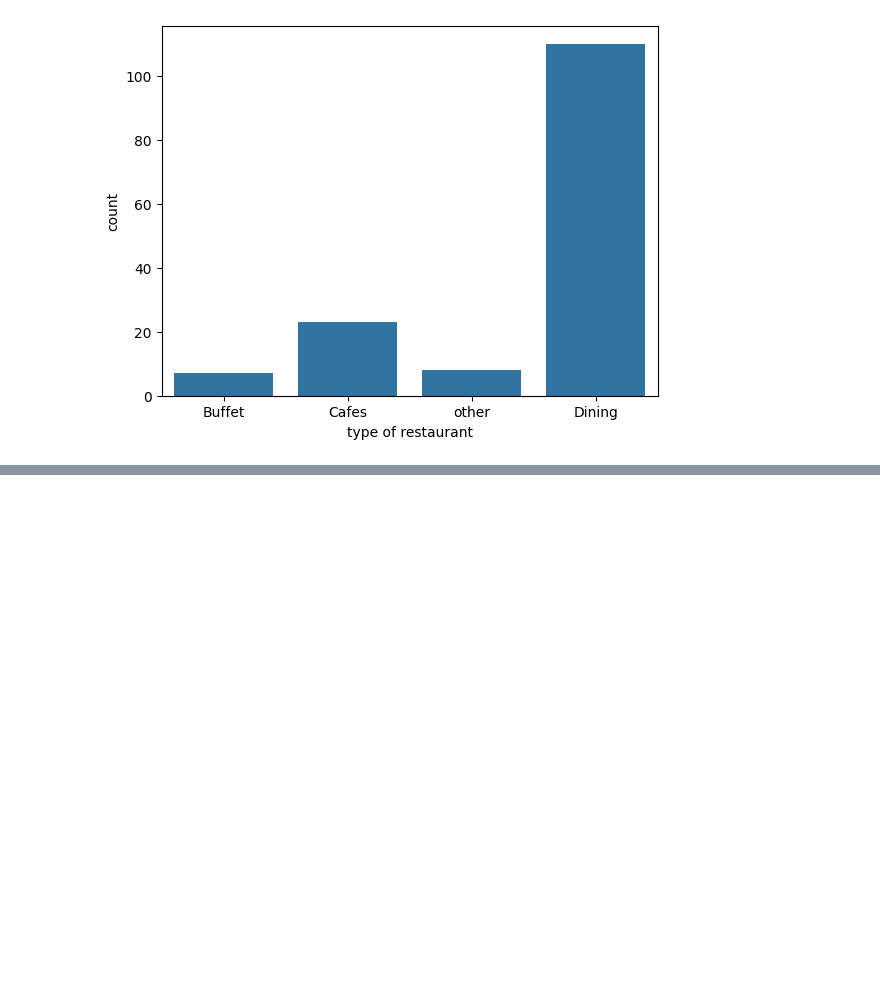
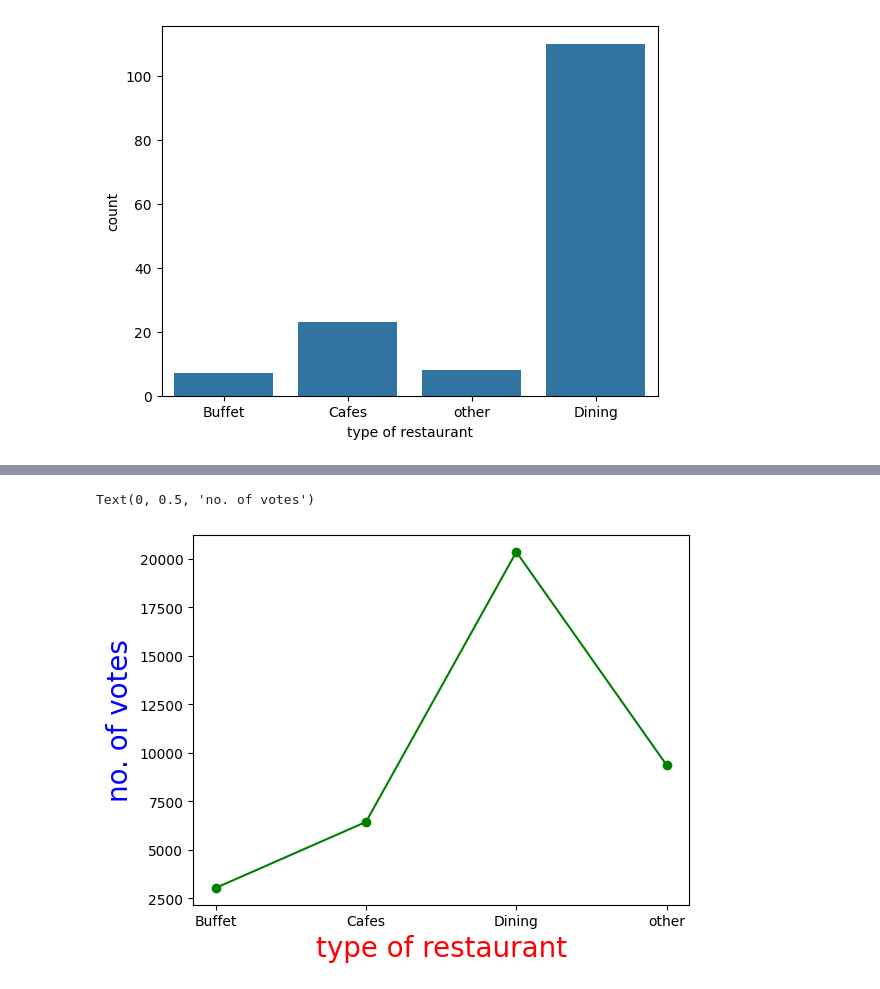
Before and after one commit to hetkothari09/zomatoDataAnalysis, a Jupyter notebook: Untitled Folder/zomatoAnalysis.ipynb, the cells around one changed output, grey strips where cells are left out. Saved outputs shown, nothing was run; the diff lists cells and outputs as text; code cells hidden in the pictures; blank space fills up the shorter version.

```diff
--- a/Untitled Folder/zomatoAnalysis.ipynb
+++ b/Untitled Folder/zomatoAnalysis.ipynb
@@ -115,0 +149,10 @@ Text(0.5, 0, 'type of restaurant')
+# %%
+# second way to plot ( correctly )
+grouped_data = df.groupby("listed_in(type)")["votes"].sum()
+result = pd.DataFrame({"votes": grouped_data})
+plt.plot(result, c="green", marker="o")
+plt.xlabel("type of restaurant", c="red", size=20)
+plt.ylabel("no. of votes", c="blue", size=20)
+# %% [output]
+Text(0, 0.5, 'no. of votes')
+[figure, added]
```
Also changed, not shown: parts of 24 cells of this notebook, 1 other file.
